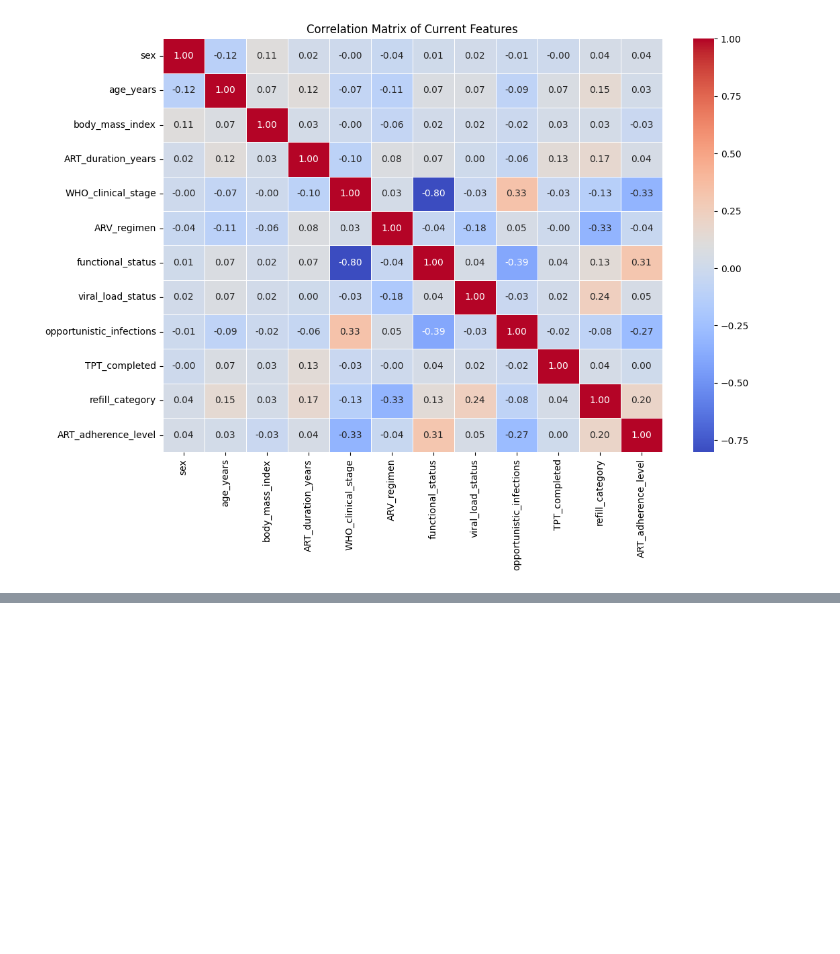
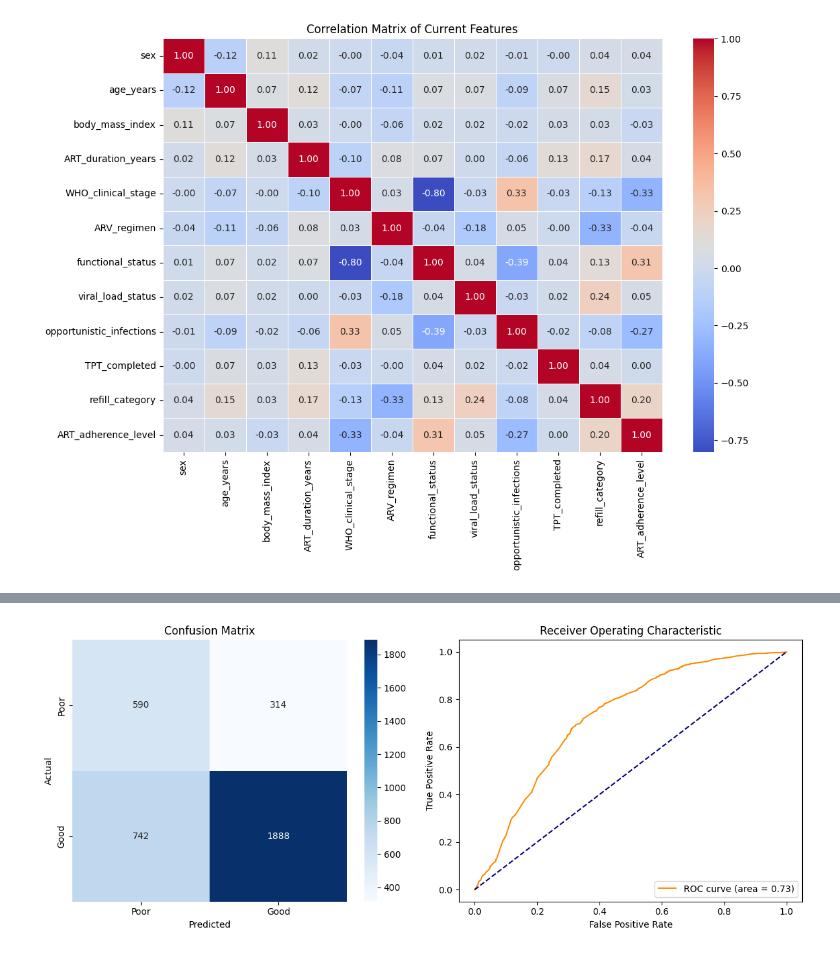
Before and after one commit to Fentahun60/Fentahun, a Jupyter notebook: ART_adherance.ipynb, the cells around one changed output, grey strips where cells are left out. Drawn from its saved outputs; the diff is of its cells as text; code cells hidden in the pictures; blank space fills up the shorter version.

```diff
--- a/ART_adherance.ipynb
+++ b/ART_adherance.ipynb
@@ -1769,0 +1842,15 @@ Final Variance Inflation Factor (VIF) Analysis:
+# %%
+from sklearn.model_selection import train_test_split
+
+# Split the balanced data into training (80%) and testing (20%) sets
+X_train, X_test, y_train, y_test = train_test_split(
+    X,
+    y,
+    test_size=0.20,
+    random_state=42,
+    stratify=y
+)
+
+print(f"Training set shape: {X_train.shape}")
+print(f"Testing set shape: {X_test.shape}")
+print(f"Training class distribution:\n{pd.Series(y_train).value_counts(normalize=True)}")
@@ -1769,0 +1921,53 @@ Final Variance Inflation Factor (VIF) Analysis:
+# %%
+from sklearn.linear_model import LogisticRegression
+from sklearn.metrics import classification_report, confusion_matrix, accuracy_score, precision_score, recall_score, f1_score, roc_auc_score, roc_curve
+import seaborn as sns
+import matplotlib.pyplot as plt
+
+# Split the BALANCED data for training
+X_train_bal, X_val_bal, y_train_bal, y_val_bal = train_test_split(
+    X_balanced, y_balanced, test_size=0.2, random_state=42, stratify=y_balanced
+)
+
+# Initialize and train Logistic Regression
+lr_model = LogisticRegression(max_iter=1000, random_state=42)
+lr_model.fit(X_train_bal, y_train_bal)
+
+# Predict on the original (unbalanced) test set to see real-world performance
+y_pred = lr_model.predict(X_test)
+y_prob = lr_model.predict_proba(X_test)[:, 1]
+
+# Evaluation Metrics
+print("Logistic Regression Performance on Test Set:")
+print(f"Accuracy:  {accuracy_score(y_test, y_pred):.4f}")
+print(f"Precision: {precision_score(y_test, y_pred):.4f}")
+print(f"Recall:    {recall_score(y_test, y_pred):.4f}")
+print(f"F1 Score:  {f1_score(y_test, y_pred):.4f}")
+print(f"ROC AUC:   {roc_auc_score(y_test, y_prob):.4f}")
+
+print("\nDetailed Classification Report:")
+print(classification_report(y_test, y_pred))
+
+# Plot Confusion Matrix and ROC Curve
+fig, ax = plt.subplots(1, 2, figsize=(12, 5))
+
+# Confusion Matrix
+cm = confusion_matrix(y_test, y_pred)
+sns.heatmap(cm, annot=True, fmt='d', cmap='Blues',
+            xticklabels=['Poor', 'Good'], yticklabels=['Poor', 'Good'], ax=ax[0])
+ax[0].set_xlabel('Predicted')
+ax[0].set_ylabel('Actual')
+ax[0].set_title('Confusion Matrix')
+
+# ROC Curve
+fpr, tpr, thresholds = roc_curve(y_test, y_prob)
+ax[1].plot(fpr, tpr, color='darkorange', label=f'ROC curve (area = {roc_auc_score(y_test, y_prob):.2f})')
+ax[1].plot([0, 1], [0, 1], color='navy', linestyle='--')
+ax[1].set_xlabel('False Positive Rate')
+ax[1].set_ylabel('True Positive Rate')
+ax[1].set_title('Receiver Operating Characteristic')
+ax[1].legend(loc="lower right")
+
+plt.tight_layout()
+plt.show()
+# %% [output]
@@ -1769,0 +1990 @@ Final Variance Inflation Factor (VIF) Analysis:
+[figure, added]
```
Also changed, not shown: parts of 27 cells of this notebook.
